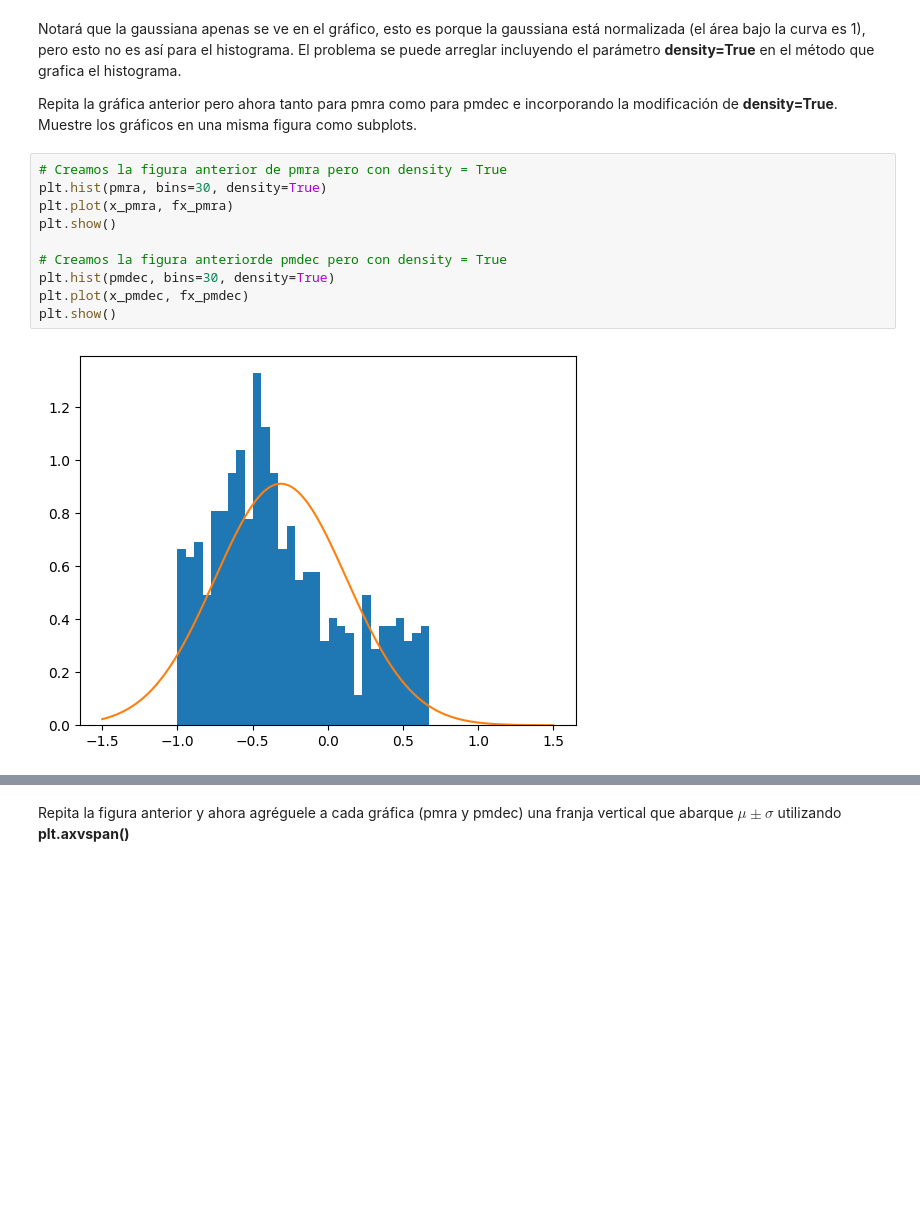
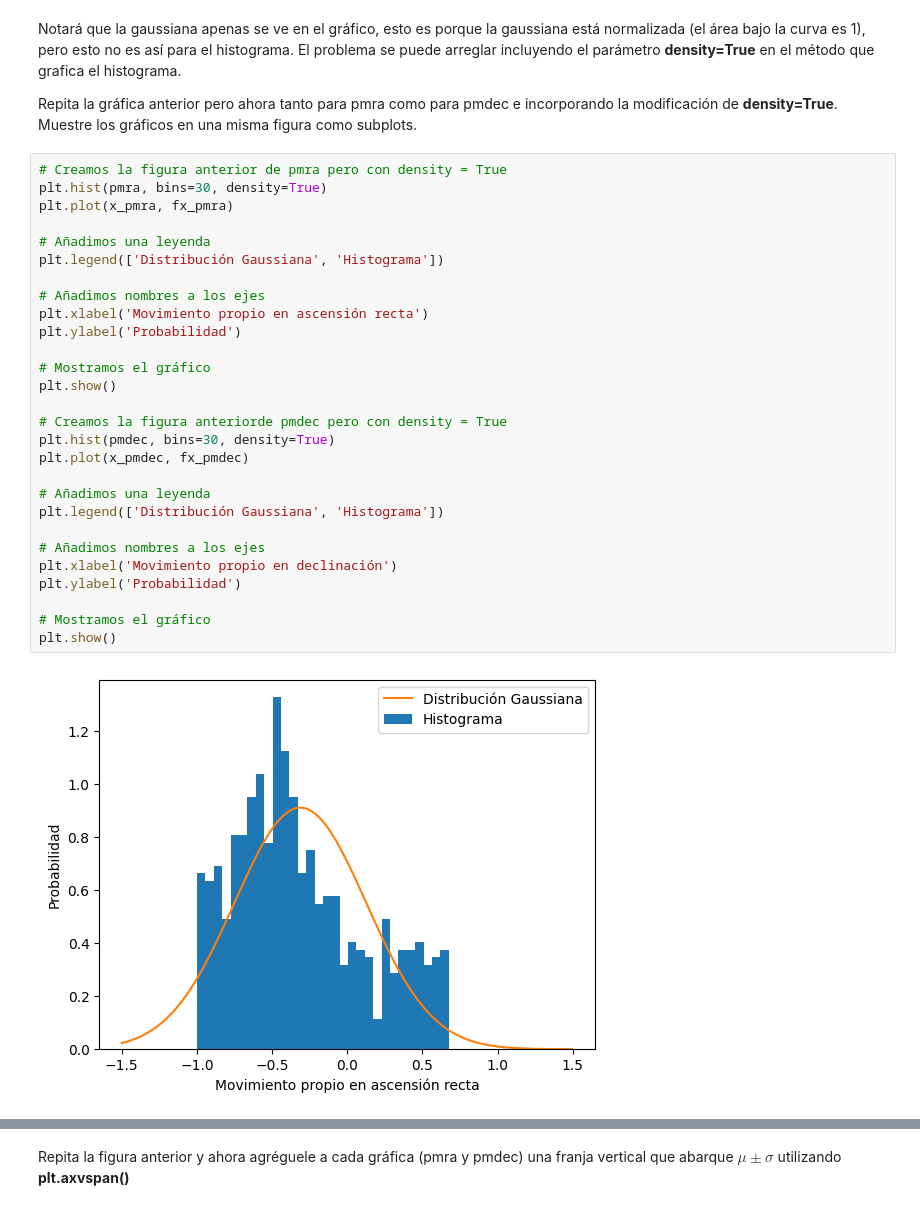
Before and after one commit to vicentemaartinez/Tarea-2, a Jupyter notebook: Tarea2.ipynb, the cells around one changed output, grey strips where cells are left out. Cells and saved outputs as stored; diff of their text form; blank space fills up the shorter version.

```diff
--- a/Tarea2.ipynb
+++ b/Tarea2.ipynb
@@ -164,12 +171,30 @@ Repita la gráfica anterior pero ahora tanto para pmra como para pmdec e incorpo
 # %%
 # Creamos la figura anterior de pmra pero con density = True
 plt.hist(pmra, bins=30, density=True)
 plt.plot(x_pmra, fx_pmra)
+
+# Añadimos una leyenda
+plt.legend(['Distribución Gaussiana', 'Histograma'])
+
+# Añadimos nombres a los ejes
+plt.xlabel('Movimiento propio en ascensión recta')
+plt.ylabel('Probabilidad')
+
+# Mostramos el gráfico
 plt.show()
 
 # Creamos la figura anteriorde pmdec pero con density = True
 plt.hist(pmdec, bins=30, density=True)
 plt.plot(x_pmdec, fx_pmdec)
+
+# Añadimos una leyenda
+plt.legend(['Distribución Gaussiana', 'Histograma'])
+
+# Añadimos nombres a los ejes
+plt.xlabel('Movimiento propio en declinación')
+plt.ylabel('Probabilidad')
+
+# Mostramos el gráfico
 plt.show()
 # %% [output]
-[figure, old version]
+[figure, new version]
```
Also changed, not shown: parts of 14 cells of this notebook.
